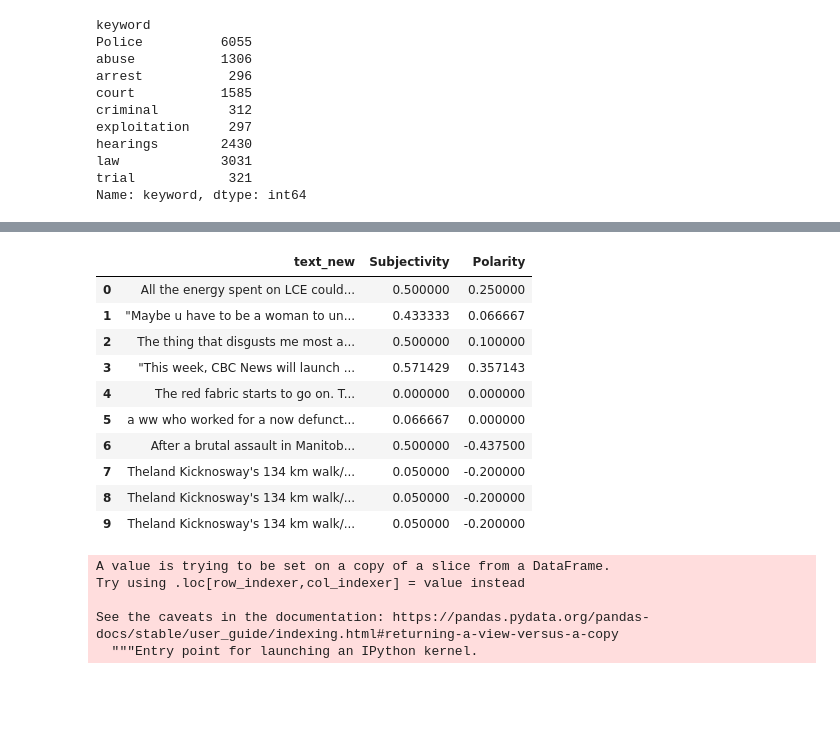
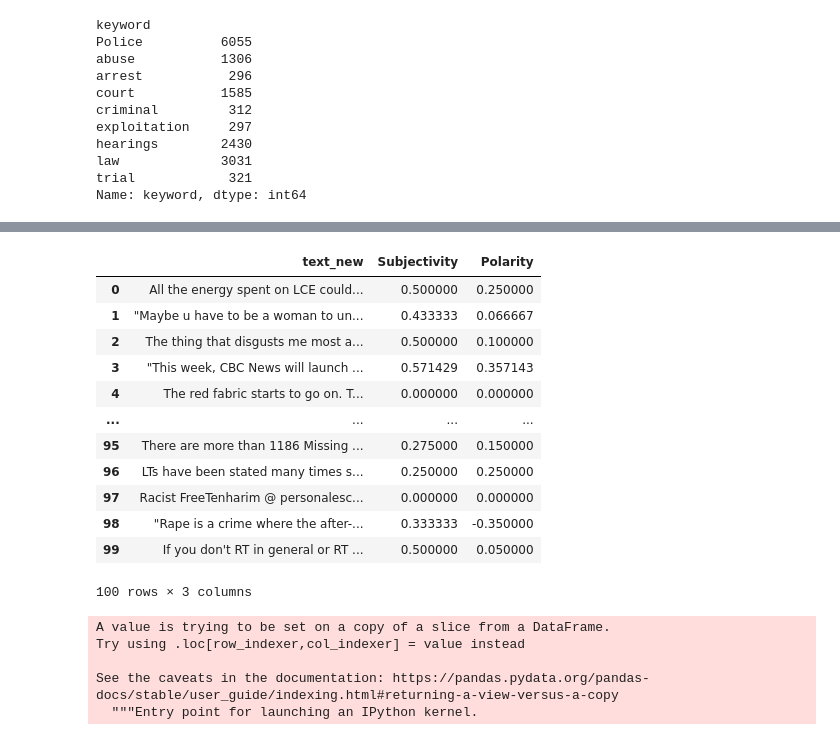
Before and after one commit to shai0002/Social-Media-Analysis-on-Missing-and-Murdered-Indigenous-Women-using-Data-Science-and-Analytics, a Jupyter notebook: tweets_dataframe.ipynb, the cells around one changed output, grey strips where cells are left out. Saved outputs shown, nothing was run; the diff lists cells and outputs as text; code cells hidden in the pictures; blank space fills up the shorter version.

```diff
--- a/tweets_dataframe.ipynb
+++ b/tweets_dataframe.ipynb
@@ -196,12 +210,3 @@ tweet_location
 ### Word Cloud of tweets
 # %%
 tweets_frame['text_new'] = ''
-# %%
-import re
-
-for i in range(len(tweets_frame['text'])):
-    m = re.search('(?<=:)(.*)', tweets_frame['text'][i])
-    try:
-        tweets_frame['text_new'][i]=m.group(0)
-    except AttributeError:
-        tweets_frame['text_new'][i]=tweets_frame['text'][i]
@@ -291,7 +271,7 @@ def word_occurance(word, text):
 This gives us insight with respect to what keyword people most use. Also we can understand to how often people are tweeting about Police, Law enforcements etc.
 # %%
 # Keywords of Interest
-keywords = ['Police','court','law','exploitation','arrest','trial','hearings','criminal','abuse']
+keywords = ['Police','court','law','exploitation','arrest','trial','hearings','criminal','abuse','legislation']
 # %%
 counts = {}
 counts['police'] = len(tweets_frame[tweets_frame['text'].apply(lambda tweet: word_occurance('police', tweet))])
@@ -362,3 +344,6 @@ def cleanUpTweet(txt):
     return txt
 # %%
 tweets_frame['text_new'] = tweets_frame['text'].apply(cleanUpTweet)
+# %%
+tweets_frame1 = pd.DataFrame()
+tweets_frame1 = tweets_frame
@@ -369,23 +369,25 @@ def getTextSubjectivity(txt):
 def getTextPolarity(txt):
     return TextBlob(txt).sentiment.polarity
 # %%
-tweets_frame['Subjectivity'] = tweets_frame['text_new'].apply(getTextSubjectivity)
-tweets_frame['Polarity'] = tweets_frame['text_new'].apply(getTextPolarity)
+tweets_frame1['Subjectivity'] = tweets_frame1['text_new'].apply(getTextSubjectivity)
+tweets_frame1['Polarity'] = tweets_frame1['text_new'].apply(getTextPolarity)
 # %%
-tweet_polarity = tweets_frame[["text_new", "Subjectivity","Polarity"]]
-tweet_polarity.head(10)
+tweet_polarity = tweets_frame1[["text_new", "Subjectivity","Polarity"]]
+tweet_polarity.head(100)
 # %% [output]
 |  | text_new | Subjectivity | Polarity |
 | 0 | All the energy spent on LCE could... | 0.500000 | 0.250000 |
 | 1 | "Maybe u have to be a woman to un... | 0.433333 | 0.066667 |
 | 2 | The thing that disgusts me most a... | 0.500000 | 0.100000 |
 | 3 | "This week, CBC News will launch ... | 0.571429 | 0.357143 |
 | 4 | The red fabric starts to go on. T... | 0.000000 | 0.000000 |
-| 5 | a ww who worked for a now defunct... | 0.066667 | 0.000000 |
-| 6 | After a brutal assault in Manitob... | 0.500000 | -0.437500 |
-| 7 | Theland Kicknosway's 134 km walk/... | 0.050000 | -0.200000 |
-| 8 | Theland Kicknosway's 134 km walk/... | 0.050000 | -0.200000 |
-| 9 | Theland Kicknosway's 134 km walk/... | 0.050000 | -0.200000 |
+| ... | ... | ... | ... |
+| 95 | There are more than 1186 Missing ... | 0.275000 | 0.150000 |
+| 96 | LTs have been stated many times s... | 0.250000 | 0.250000 |
+| 97 | Racist FreeTenharim @ personalesc... | 0.000000 | 0.000000 |
+| 98 | "Rape is a crime where the after-... | 0.333333 | -0.350000 |
+| 99 | If you don't RT in general or RT ... | 0.500000 | 0.050000 |
+100 rows × 3 columns
 # %%
 # negative, nautral, positive analysis
 def getTextAnalysis(a):
```
Also changed, not shown: parts of 45 cells of this notebook.
